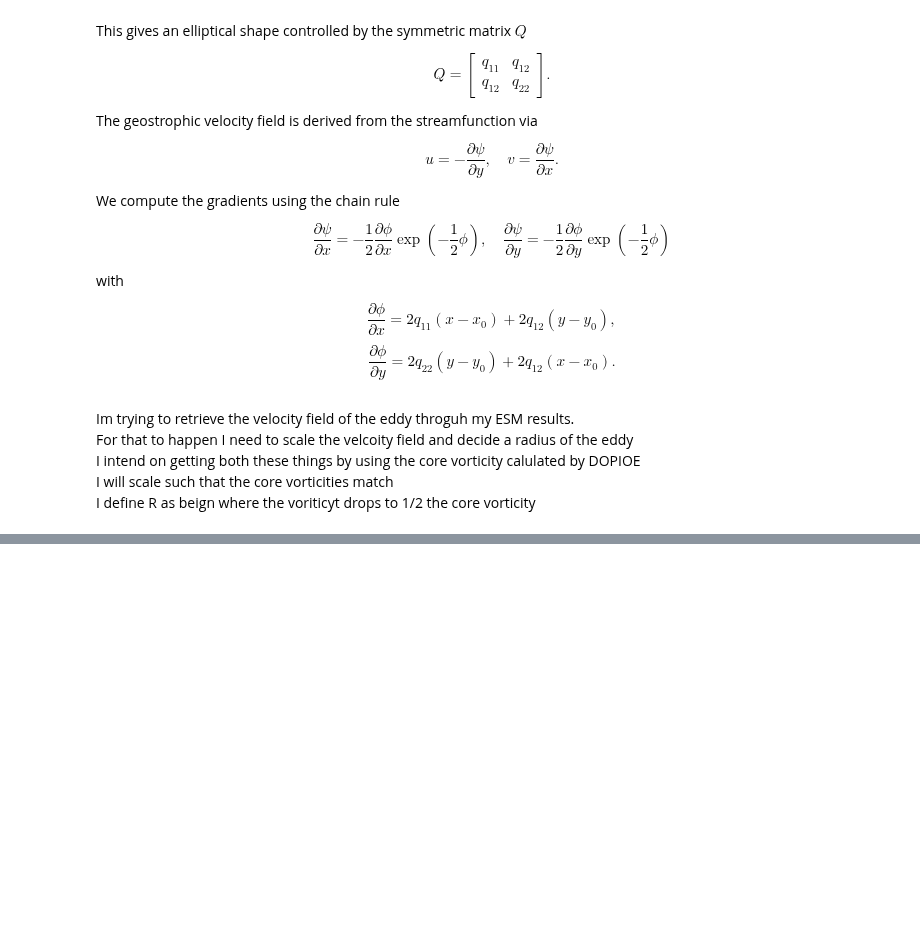
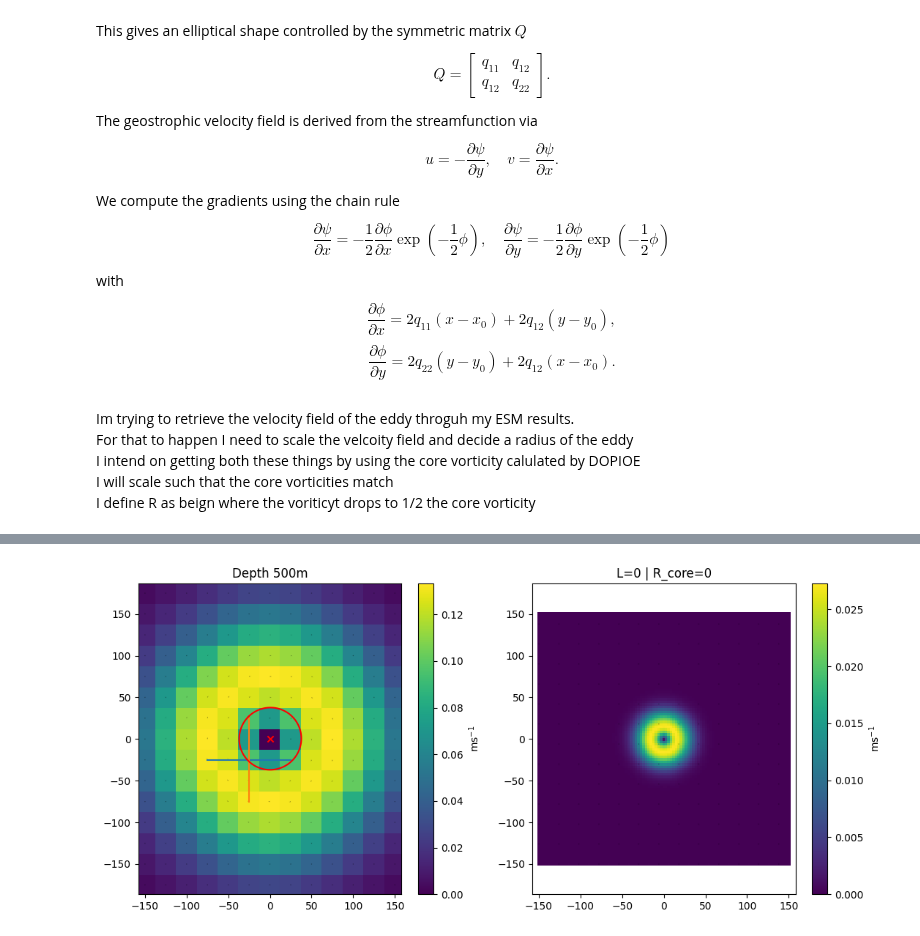
Before and after one commit to regdowse/UNSW-MRes, a Jupyter notebook: MRes/Chapter2/ESM_Remodelling.ipynb, the cells around one changed output, grey strips where cells are left out. Cells and saved outputs as stored; diff of their text form; code cells hidden in the pictures; blank space fills up the shorter version.

```diff
--- a/MRes/Chapter2/ESM_Remodelling.ipynb
+++ b/MRes/Chapter2/ESM_Remodelling.ipynb
@@ -374,16 +297,0 @@ def vel_field_retrieval(x0, y0, Q, plot_rad=80):
-# %%
-ic, jc, r_dx = 9, 9, 2
-k = 0
-u, v = U[:,:,k], V[:,:,k]
-
-u1 = u.T[ic - r_dx: ic + r_dx + 1, jc]
-v1 = v.T[ic - r_dx: ic + r_dx + 1, jc]
-x1 = X.T[ic - r_dx: ic + r_dx + 1, jc]
-y1 = Y.T[ic - r_dx: ic + r_dx + 1, jc]
-
-u2 = u.T[ic, jc - r_dx: jc + r_dx + 1]
-v2 = v.T[ic, jc - r_dx: jc + r_dx + 1]
-x2 = X.T[ic, jc - r_dx: jc + r_dx + 1]
-y2 = Y.T[ic, jc - r_dx: jc + r_dx + 1]
-
-x0, y0, w, Q = dopioe(x1, y1, u1, v1, x2, y2, u2, v2)
@@ -425,0 +395,48 @@ plt.show()
+# %%
+
+# z_btm = -.8
+# R = R_top/np.abs(z_btm)*(z[k] - z_btm)
+k = 10
+data = df_dopioe.loc[k]
+x0, y0, Q, R = data['x'], data['y'], data['Q'], data['R']
+
+X_ret, Y_ret, u_ret, v_ret, R_ret = vel_field_retrieval(x0, y0, Q, R, core_frac=0.6)
+
+# Plot
+fig, axs = plt.subplots(1, 2, figsize=(11,5))
+scale = 20
+width=.004
+vmax = None
+cs = np.hypot(U[:,:,k], V[:,:,k])
+pc = axs[0].pcolor(X, Y, cs, vmin=0, vmax=vmax)
+fig.colorbar(pc, ax=axs[0], label=r'ms$^{-1}$')
+spacing = 1
+axs[0].quiver(X[::spacing, ::spacing], Y[::spacing, ::spacing],
+          U[::spacing, ::spacing, k], V[::spacing, ::spacing, k],
+          color='k', scale=scale, alpha=0.4, width=width)
+axs[0].plot(x1, y1)
+axs[0].plot(x2, y2)
+x_ell, y_ell = plot_ellipse(Q, center=(x0, y0), scale=1000)
+axs[0].plot(x_ell, y_ell, 'r')
+axs[0].scatter(x0, y0, marker='x', color='r')
+axs[0].axis('equal')
+axs[0].set_xlim(-150, 150)
+axs[0].set_ylim(-150, 150)
+axs[0].set_title(f'Depth {-int(round(z[k]*1000))}m')
+
+# Retrieved velocity field
+spacing = 8
+pc = axs[1].pcolor(X_ret, Y_ret, np.hypot(u_ret, v_ret), vmin=0, vmax=vmax)
+fig.colorbar(pc, ax=axs[1], label=r'ms$^{-1}$')
+axs[1].quiver(X_ret[::spacing, ::spacing], Y_ret[::spacing, ::spacing],
+          u_ret[::spacing, ::spacing], v_ret[::spacing, ::spacing],
+          color='k', scale=scale, alpha=0.4, width=width)
+axs[1].axis('equal')
+axs[1].set_title(f'L={int(np.sqrt(2)*R_ret)} | R_core={int(R_ret)}')
+axs[1].set_xlim(-150, 150)
+axs[1].set_ylim(-150, 150)
+
+plt.tight_layout()
+plt.show()
+# %% [output]
+[figure, added]
```
Also changed, not shown: parts of 7 cells of this notebook.
